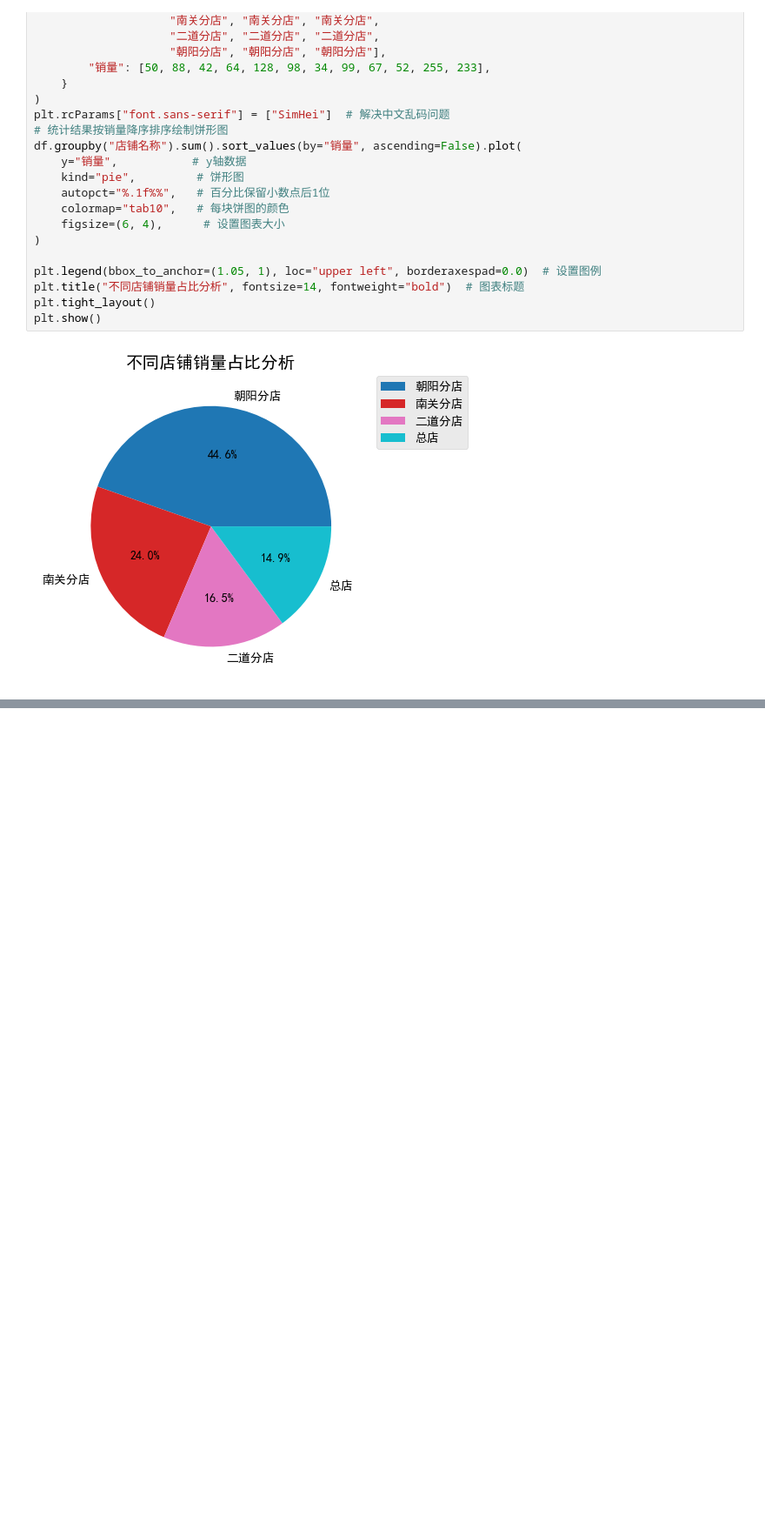
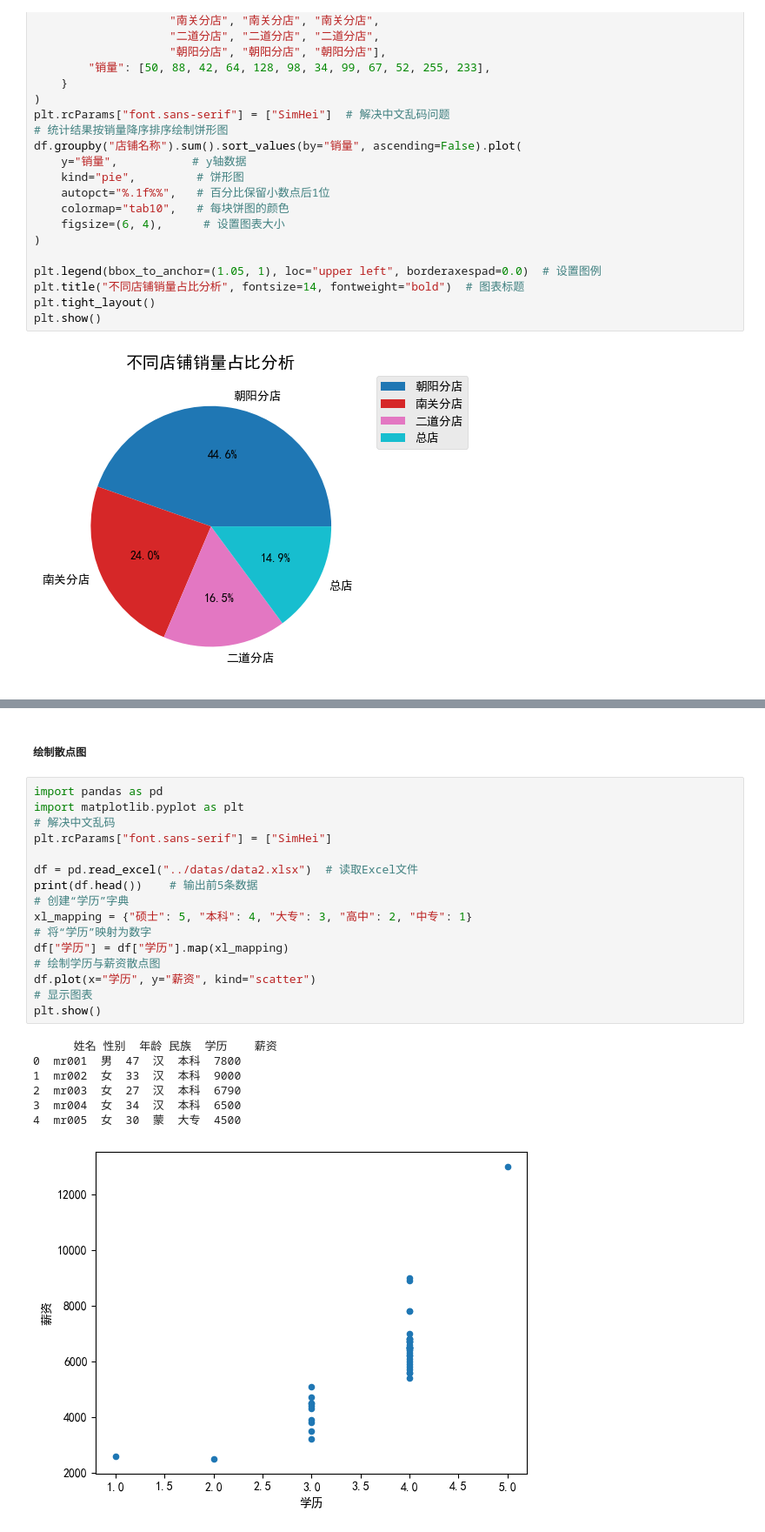
Before and after one commit to MercuryHaipeng/Python-Visualization-Tutorial, a Jupyter notebook: Chapter 3/3-1.ipynb, the cells around one changed output, grey strips where cells are left out. Shown at 87% size. Cells and saved outputs as stored; diff of their text form; blank space fills up the shorter version.

```diff
--- a/Chapter 3/3-1.ipynb
+++ b/Chapter 3/3-1.ipynb
@@ -170,0 +210,26 @@ plt.show()
+# %% [markdown]
+##### 绘制散点图
+# %%
+import pandas as pd
+import matplotlib.pyplot as plt
+# 解决中文乱码
+plt.rcParams["font.sans-serif"] = ["SimHei"]
+
+df = pd.read_excel("../datas/data2.xlsx")  # 读取Excel文件
+print(df.head())    # 输出前5条数据
+# 创建“学历”字典
+xl_mapping = {"硕士": 5, "本科": 4, "大专": 3, "高中": 2, "中专": 1}
+# 将“学历”映射为数字
+df["学历"] = df["学历"].map(xl_mapping)
+# 绘制学历与薪资散点图
+df.plot(x="学历", y="薪资", kind="scatter")
+# 显示图表
+plt.show()
+# %% [output]
+      姓名 性别  年龄 民族  学历    薪资
+0  mr001  男  47  汉  本科  7800
+1  mr002  女  33  汉  本科  9000
+2  mr003  女  27  汉  本科  6790
+3  mr004  女  34  汉  本科  6500
+4  mr005  女  30  蒙  大专  4500
+[figure, added]
```
Also changed, not shown: parts of 9 cells of this notebook, 2 other files.
